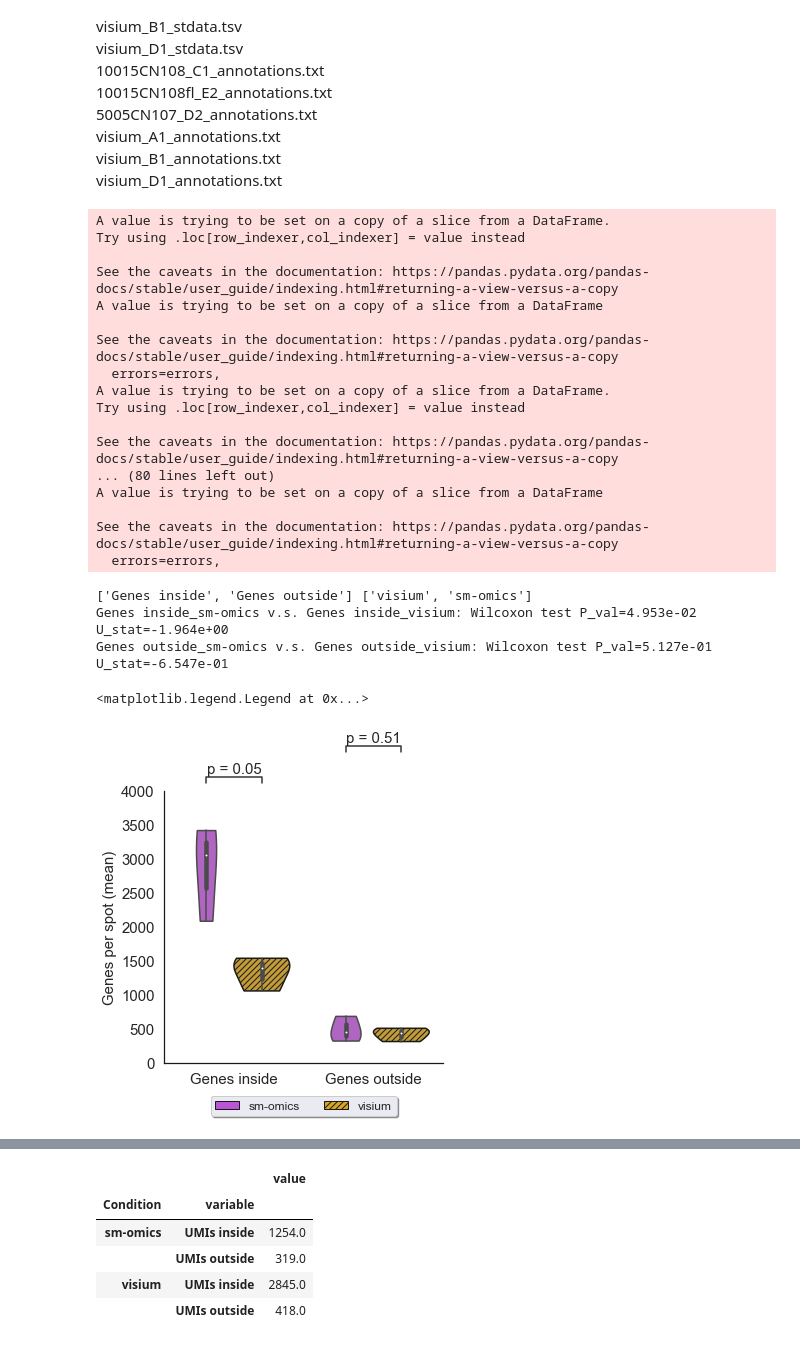
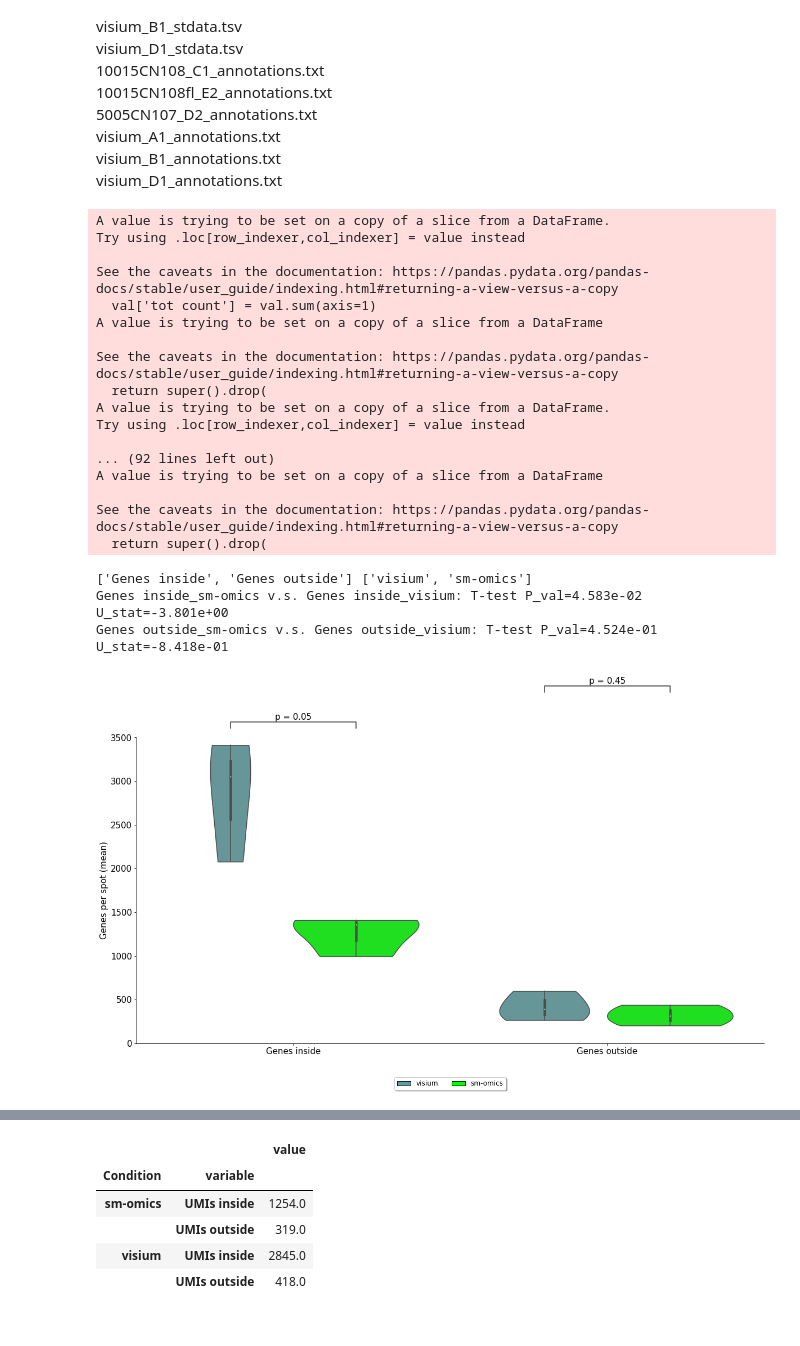
Before and after one commit to klarman-cell-observatory/sm-omics, a Jupyter notebook: smomics_performance/Visium_vs_Sm-omics_genes_and_umis_per_spot.ipynb, the cells around one changed output, grey strips where cells are left out. Cells and saved outputs as stored; diff of their text form; code cells hidden in the pictures.

```diff
--- a/smomics_performance/Visium_vs_Sm-omics_genes_and_umis_per_spot.ipynb
+++ b/smomics_performance/Visium_vs_Sm-omics_genes_and_umis_per_spot.ipynb
@@ -48,7 +48,7 @@ def stat_test(box_data1, box_data2, test):
                            .format(pval, u_stat))
 
     elif test == 'ttest':
-        u_stat, pval = stats.ttest_ind(box_data1, box_data2, equal_var=True)
+        u_stat, pval = stats.ttest_ind(box_data1, box_data2, equal_var=False)
         test_short_name = 'T-test'
         formatted_output = ("T-test P_val={:.3e} U_stat={:.3e}"
                            .format(pval, u_stat))
@@ -367,7 +367,8 @@ def condition(row):
 sam_cond = {'Visium': ['visium_A1', 'visium_B1', 'visium_D1'],
            'sm-omics':['10015CN108_C1', '10015CN108fl_E2', '5005CN107_D2']}
 # %%
-path = '/Users/svickovi/Desktop/smomics_data'
+'Read in counts data'
+path = '../../smomics_data'
 samples_list = ['visium_A1', 'visium_B1', 'visium_D1', '10015CN108_C1', '10015CN108fl_E2', '5005CN107_D2']
 
 
@@ -444,5 +444,5 @@ for k, v in files_dict.items():
 # %%
-# Visium vs Sm
+'Collects average gene and UMI counts inside vs. outside tissue in a dataframe'
 # Filter on sequencing depth
 seq_depth = {'10015CN108_C1':[50786142, 50.7],
             '10015CN108fl_E2':[85685215, 85.6],
@@ -491,21 +491,21 @@ A value is trying to be set on a copy of a slice from a DataFrame.
 Try using .loc[row_indexer,col_indexer] = value instead
 
 See the caveats in the documentation: https://pandas.pydata.org/pandas-docs/stable/user_guide/indexing.html#returning-a-view-versus-a-copy
+  val['tot count'] = val.sum(axis=1)
 A value is trying to be set on a copy of a slice from a DataFrame
 
 See the caveats in the documentation: https://pandas.pydata.org/pandas-docs/stable/user_guide/indexing.html#returning-a-view-versus-a-copy
-  errors=errors,
+  return super().drop(
 A value is trying to be set on a copy of a slice from a DataFrame.
 Try using .loc[row_indexer,col_indexer] = value instead
 
-See the caveats in the documentation: https://pandas.pydata.org/pandas-docs/stable/user_guide/indexing.html#returning-a-view-versus-a-copy
-... (80 lines left out)
+... (92 lines left out)
 A value is trying to be set on a copy of a slice from a DataFrame
 
 See the caveats in the documentation: https://pandas.pydata.org/pandas-docs/stable/user_guide/indexing.html#returning-a-view-versus-a-copy
-  errors=errors,
+  return super().drop(
 # %%
-# Plot
+'Plots violin plots inside vs. outside tissue: Genes'
 fig = plt.figure(figsize=(5, 5))
 
 x='variable'
@@ -513,7 +513,7 @@ y='value'
 hue = 'Condition'
 data=dfplot
 
-ax = sns.violinplot(x=x, y=y, data=data, hue=hue, order = ['Genes inside', 'Genes outside'], palette = ['mediumorchid', 'goldenrod'], cut=0)
+ax = sns.violinplot(x=x, y=y, data=data, hue=hue, order = ['Genes inside', 'Genes outside'], palette = ['cadetblue','lime', ], cut=0)
 
 # change background color and figure borders
 back_c = 'white'
@@ -525,49 +525,47 @@ ax.spines['right'].set_visible(False)
 ax.spines['bottom'].set_color('k')
 ax.spines['left'].set_color('k')
 
 # X and y label size
 ax.set_xlabel("")
 ax.set_ylabel("Genes per spot (mean)", fontsize=15)
-ax.set_ylim([0,4000])
+ax.set_ylim([0,3500])
 
 # x and y ticks
 ax.tick_params(axis='y', labelsize=15)
 ax.tick_params(axis='x', labelsize=15)
 
 # Calculate Wilcoxons
 boxPairList = [(('Genes inside','sm-omics'), ('Genes inside','visium')),
                (('Genes outside','sm-omics'), ('Genes outside','visium'))]
 
 add_stat_annotation(ax, data=data, x=x, y=y, hue=hue,
                     box_pairs=boxPairList,
-                    test='Wilcoxon', text_format='simple', loc='outside', verbose=2, fontsize=15)
+                    test='ttest', text_format='simple', loc='outside', verbose=2, fontsize=15)
 
 # Add patterns to distinuigh boxes
-hatch= ['////']
-for i, thisviolin in enumerate(ax.get_children()):
-    if isinstance(thisviolin, mpl.collections.PolyCollection):
-        if i in [2, 6]:
-            thisviolin.set_hatch(hatch =hatch[0])
-            thisviolin.set_edgecolor('k')
+# hatch= ['////']
+# for i, thisviolin in enumerate(ax.get_children()):
+#     if isinstance(thisviolin, mpl.collections.PolyCollection):
+#         if i in [2, 6]:
+#             thisviolin.set_hatch(hatch =hatch[0])
+#             thisviolin.set_edgecolor('k')
 
 # Legend
 handles, labels = ax.get_legend_handles_labels()
-labels2 = ['sm-omics', 'visium']
+labels2 = ['sm-omics', 'visium',]
 handles2 = handles[0:2]
 
-inside_patch = mpatches.Patch( facecolor='mediumorchid', label=labels2[0], edgecolor='k')
-outside_patch= mpatches.Patch( facecolor='goldenrod', hatch=hatch[0],label=labels2[1], edgecolor='k')
+inside_patch = mpatches.Patch( facecolor='cadetblue', label=labels2[1], edgecolor='k')
+outside_patch= mpatches.Patch( facecolor='lime', label=labels2[0], edgecolor='k')
 ax.legend(handles = [inside_patch, outside_patch],loc='upper center', bbox_to_anchor=(0.5, -0.1),
           fancybox=True, shadow=True, ncol=2, fontsize=12)
 
 
-#fig.set_size_inches(20, 10)
-#plt.savefig("/Users/brittalotstedt/Documents/Documents-dhcp-18-40-114-33/data/stdata/manuscript/ST2.5/S8G.pdf", transparent=True, bbox_inches = 'tight',
-#    pad_inches = 0, dpi=1200)
-#plt.show()
+fig.set_size_inches(20, 10)
+plt.savefig("../../figures/SM_Visium_Genes.pdf", transparent=True, bbox_inches = 'tight',
+   pad_inches = 0, dpi=1200)
 # %% [output]
 ['Genes inside', 'Genes outside'] ['visium', 'sm-omics']
-Genes inside_sm-omics v.s. Genes inside_visium: Wilcoxon test P_val=4.953e-02 U_stat=-1.964e+00
-Genes outside_sm-omics v.s. Genes outside_visium: Wilcoxon test P_val=5.127e-01 U_stat=-6.547e-01
+Genes inside_sm-omics v.s. Genes inside_visium: T-test P_val=4.583e-02 U_stat=-3.801e+00
+Genes outside_sm-omics v.s. Genes outside_visium: T-test P_val=4.524e-01 U_stat=-8.418e-01
-<matplotlib.legend.Legend at 0x...>
-[figure, old version]
+[figure, new version]
```
Also changed, not shown: parts of 8 cells of this notebook, 7 other files.
